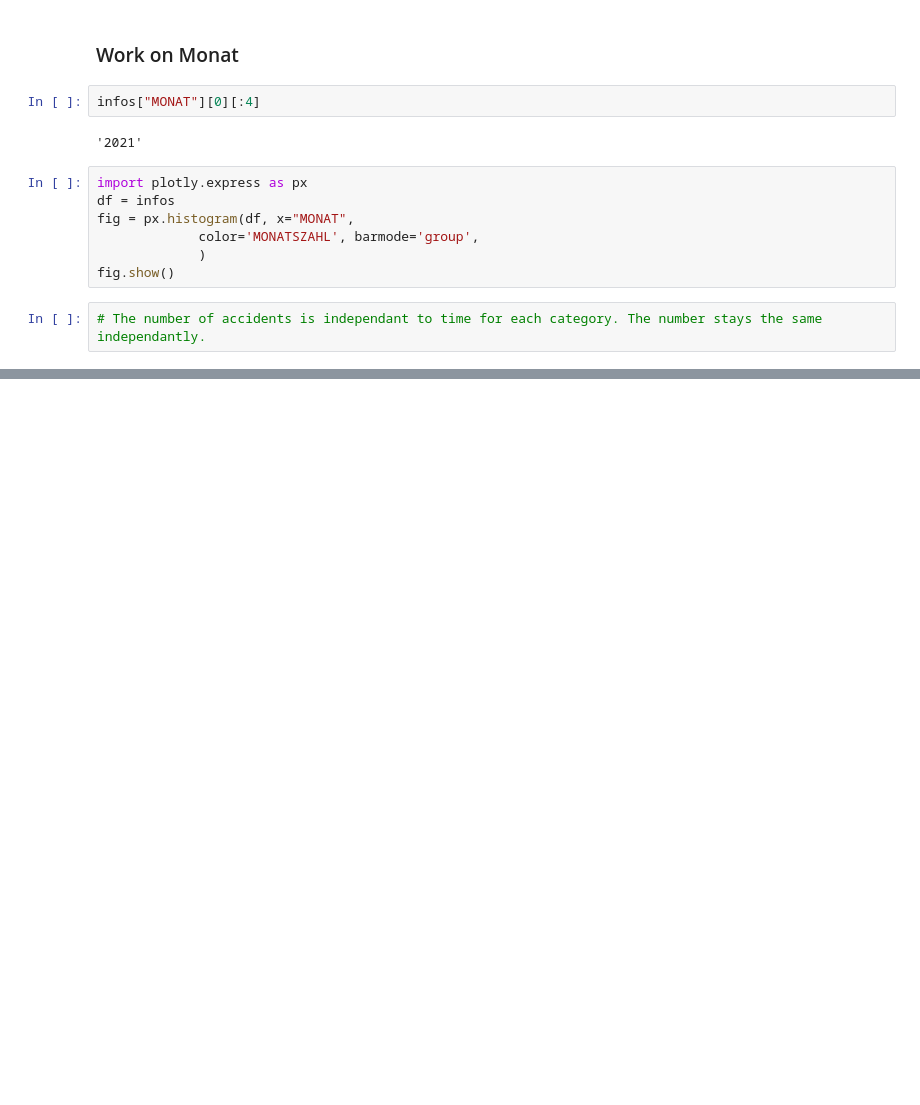
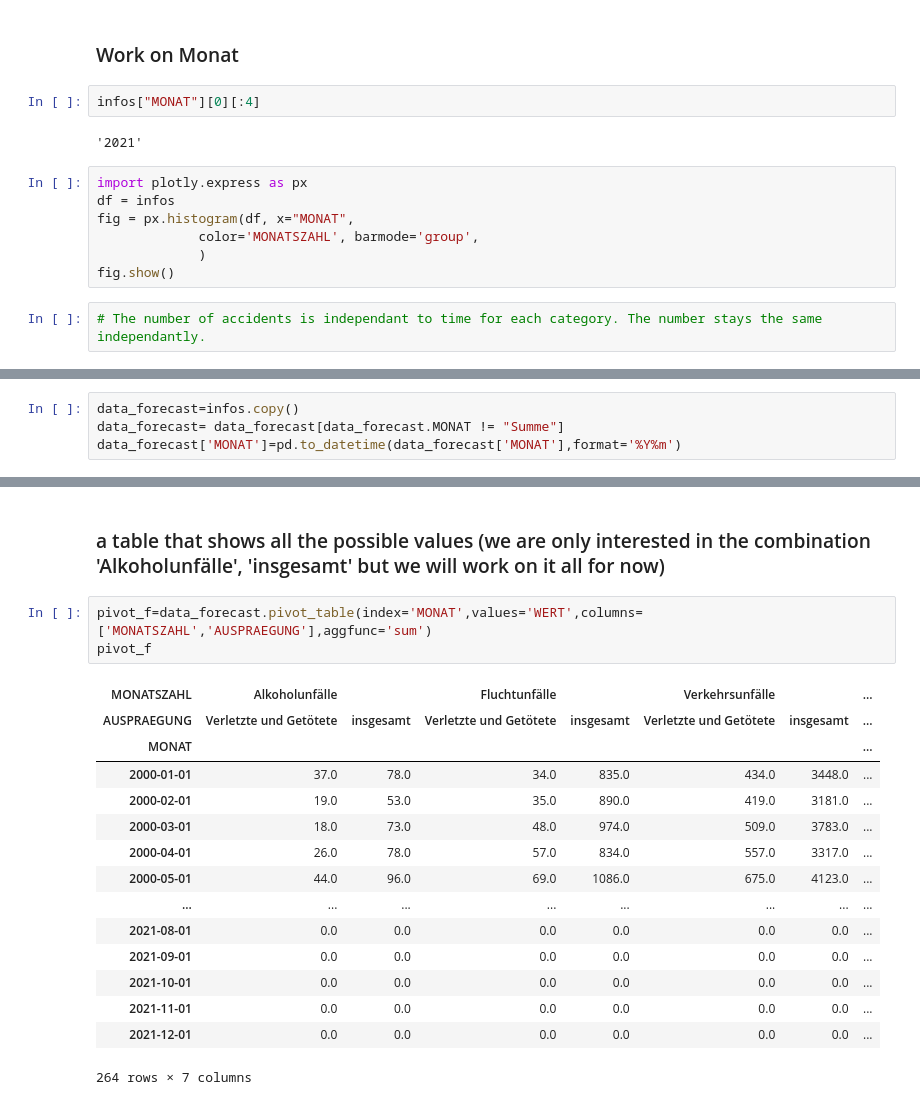
Before and after one commit to yassir28/AIChallenge, a Jupyter notebook: challenge.ipynb, the cells around one changed output, grey strips where cells are left out. Saved outputs shown, nothing was run; the diff lists cells and outputs as text; blank space fills up the shorter version.

Commit message:
this is the one we need to work on to forecast the values in challenge

```diff
--- a/challenge.ipynb
+++ b/challenge.ipynb
@@ -168,0 +171,4 @@ fig.show()
+# %%
+data_forecast=infos.copy()
+data_forecast= data_forecast[data_forecast.MONAT != "Summe"]
+data_forecast['MONAT']=pd.to_datetime(data_forecast['MONAT'],format='%Y%m')
@@ -168,0 +186,21 @@ fig.show()
+# %% [markdown]
+### a table that shows all the possible values (we are only interested in the combination 'Alkoholunfälle', 'insgesamt' but we will work on it all for now)
+# %%
+pivot_f=data_forecast.pivot_table(index='MONAT',values='WERT',columns=['MONATSZAHL','AUSPRAEGUNG'],aggfunc='sum')
+pivot_f
+# %% [output]
+| MONATSZAHL | Alkoholunfälle |  | Fluchtunfälle |  | Verkehrsunfälle |  | ... |
+| AUSPRAEGUNG | Verletzte und Getötete | insgesamt | Verletzte und Getötete | insgesamt | Verletzte und Getötete | insgesamt | ... |
+| MONAT |  |  |  |  |  |  | ... |
+| 2000-01-01 | 37.0 | 78.0 | 34.0 | 835.0 | 434.0 | 3448.0 | ... |
+| 2000-02-01 | 19.0 | 53.0 | 35.0 | 890.0 | 419.0 | 3181.0 | ... |
+| 2000-03-01 | 18.0 | 73.0 | 48.0 | 974.0 | 509.0 | 3783.0 | ... |
+| 2000-04-01 | 26.0 | 78.0 | 57.0 | 834.0 | 557.0 | 3317.0 | ... |
+| 2000-05-01 | 44.0 | 96.0 | 69.0 | 1086.0 | 675.0 | 4123.0 | ... |
+| ... | ... | ... | ... | ... | ... | ... | ... |
+| 2021-08-01 | 0.0 | 0.0 | 0.0 | 0.0 | 0.0 | 0.0 | ... |
+| 2021-09-01 | 0.0 | 0.0 | 0.0 | 0.0 | 0.0 | 0.0 | ... |
+| 2021-10-01 | 0.0 | 0.0 | 0.0 | 0.0 | 0.0 | 0.0 | ... |
+| 2021-11-01 | 0.0 | 0.0 | 0.0 | 0.0 | 0.0 | 0.0 | ... |
+| 2021-12-01 | 0.0 | 0.0 | 0.0 | 0.0 | 0.0 | 0.0 | ... |
+264 rows × 7 columns
```
Also changed, not shown: parts of 5 cells of this notebook.
